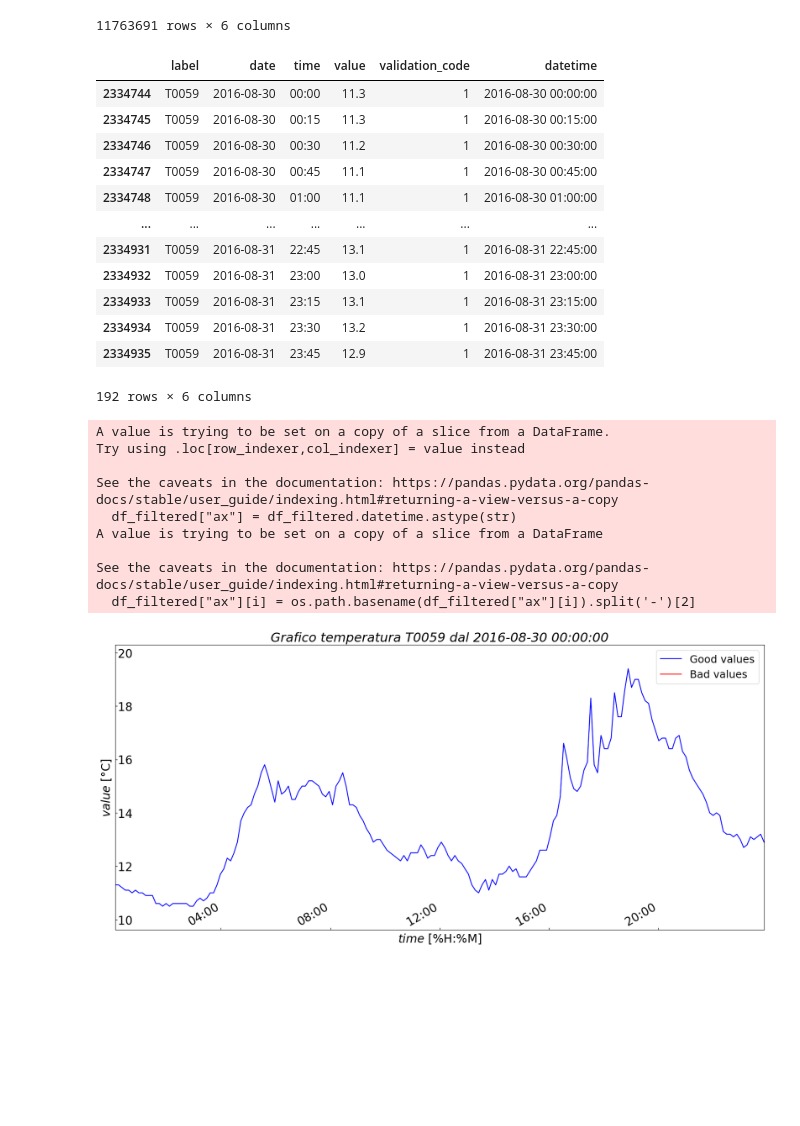
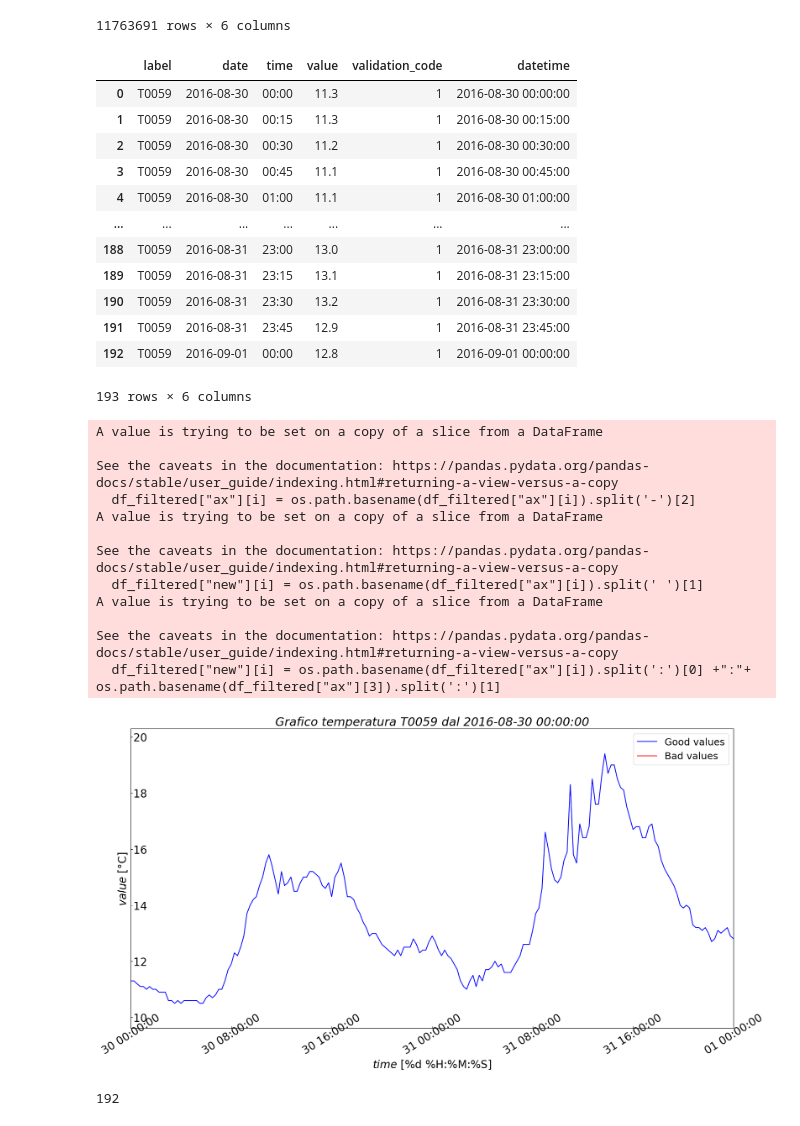
Before and after one commit to eliazonta/AI-Challenge-HIT-2022, a Jupyter notebook: python_code/notebooks/DataPlotter/document_plotter.ipynb, the cells around one changed output. Drawn from its saved outputs; the diff is of its cells as text; code cells hidden in the pictures; blank space fills up the shorter version.

Commit message:
Fixed axis bug
Fixed in document_plotter x axis not showing properly

```diff
--- a/python_code/notebooks/DataPlotter/document_plotter.ipynb
+++ b/python_code/notebooks/DataPlotter/document_plotter.ipynb
@@ -93,29 +93,32 @@ date_end = datetime.strptime(date_end, '%d/%m/%Y')
 
 df_filtered = df[(df['label'] == station_num) &
          (df['date'] >= date_start) &
-         (df['date'] <= date_end)]
+         (df['date'] <= date_end) ]
 
 
 # Create a dataframe of only that station in that day
 df_filtered = df[(df['label'] == station_num) &
          (df['date'] >= date_start) &
          (df['date'] <= date_end)]
+# Inserting the 00:00 value of the next day
+nextrow = df_filtered.index[0] + len(df_filtered.index)
+df_filtered = df_filtered.append(df.iloc[nextrow],ignore_index = True)
 
 df_filtered
 # %% [output]
 |  | label | date | time | value | validation_code | datetime |
-| 2334744 | T0059 | 2016-08-30 | 00:00 | 11.3 | 1 | 2016-08-30 00:00:00 |
-| 2334745 | T0059 | 2016-08-30 | 00:15 | 11.3 | 1 | 2016-08-30 00:15:00 |
-| 2334746 | T0059 | 2016-08-30 | 00:30 | 11.2 | 1 | 2016-08-30 00:30:00 |
-| 2334747 | T0059 | 2016-08-30 | 00:45 | 11.1 | 1 | 2016-08-30 00:45:00 |
-| 2334748 | T0059 | 2016-08-30 | 01:00 | 11.1 | 1 | 2016-08-30 01:00:00 |
+| 0 | T0059 | 2016-08-30 | 00:00 | 11.3 | 1 | 2016-08-30 00:00:00 |
+| 1 | T0059 | 2016-08-30 | 00:15 | 11.3 | 1 | 2016-08-30 00:15:00 |
+| 2 | T0059 | 2016-08-30 | 00:30 | 11.2 | 1 | 2016-08-30 00:30:00 |
+| 3 | T0059 | 2016-08-30 | 00:45 | 11.1 | 1 | 2016-08-30 00:45:00 |
+| 4 | T0059 | 2016-08-30 | 01:00 | 11.1 | 1 | 2016-08-30 01:00:00 |
 | ... | ... | ... | ... | ... | ... | ... |
-| 2334931 | T0059 | 2016-08-31 | 22:45 | 13.1 | 1 | 2016-08-31 22:45:00 |
-| 2334932 | T0059 | 2016-08-31 | 23:00 | 13.0 | 1 | 2016-08-31 23:00:00 |
-| 2334933 | T0059 | 2016-08-31 | 23:15 | 13.1 | 1 | 2016-08-31 23:15:00 |
-| 2334934 | T0059 | 2016-08-31 | 23:30 | 13.2 | 1 | 2016-08-31 23:30:00 |
-| 2334935 | T0059 | 2016-08-31 | 23:45 | 12.9 | 1 | 2016-08-31 23:45:00 |
+| 188 | T0059 | 2016-08-31 | 23:00 | 13.0 | 1 | 2016-08-31 23:00:00 |
+| 189 | T0059 | 2016-08-31 | 23:15 | 13.1 | 1 | 2016-08-31 23:15:00 |
+| 190 | T0059 | 2016-08-31 | 23:30 | 13.2 | 1 | 2016-08-31 23:30:00 |
+| 191 | T0059 | 2016-08-31 | 23:45 | 12.9 | 1 | 2016-08-31 23:45:00 |
+| 192 | T0059 | 2016-09-01 | 00:00 | 12.8 | 1 | 2016-09-01 00:00:00 |
-192 rows × 6 columns
+193 rows × 6 columns
 # %%
 # Split good and bad data into 2 samples
 y_signal = df_filtered.value
@@ -124,21 +127,26 @@ y_outliers = np.where(df_filtered["validation_code"] == 1, nan, df_filtered.valu
 # Define the x axis value
 x_range = range(len(df_filtered.time))
 df_filtered["ax"] = df_filtered.datetime.astype(str)
+df_filtered["new"] = df_filtered["ax"]
 
 for i in range(df_filtered.index[0], (df_filtered.index[0] + len(df_filtered.index))):
     df_filtered["ax"][i] = os.path.basename(df_filtered["ax"][i]).split('-')[2]
-
+    df_filtered["new"][i] = os.path.basename(df_filtered["ax"][i]).split(' ')[1]
+    df_filtered["new"][i] = os.path.basename(df_filtered["ax"][i]).split(':')[0] +":"+ os.path.basename(df_filtered["ax"][3]).split(':')[1]
 x_plot = np.array(df_filtered.ax)
 # %% [output]
-A value is trying to be set on a copy of a slice from a DataFrame.
-Try using .loc[row_indexer,col_indexer] = value instead
-
-See the caveats in the documentation: https://pandas.pydata.org/pandas-docs/stable/user_guide/indexing.html#returning-a-view-versus-a-copy
-  df_filtered["ax"] = df_filtered.datetime.astype(str)
 A value is trying to be set on a copy of a slice from a DataFrame
 
 See the caveats in the documentation: https://pandas.pydata.org/pandas-docs/stable/user_guide/indexing.html#returning-a-view-versus-a-copy
   df_filtered["ax"][i] = os.path.basename(df_filtered["ax"][i]).split('-')[2]
+A value is trying to be set on a copy of a slice from a DataFrame
+
+See the caveats in the documentation: https://pandas.pydata.org/pandas-docs/stable/user_guide/indexing.html#returning-a-view-versus-a-copy
+  df_filtered["new"][i] = os.path.basename(df_filtered["ax"][i]).split(' ')[1]
+A value is trying to be set on a copy of a slice from a DataFrame
+
+See the caveats in the documentation: https://pandas.pydata.org/pandas-docs/stable/user_guide/indexing.html#returning-a-view-versus-a-copy
+  df_filtered["new"][i] = os.path.basename(df_filtered["ax"][i]).split(':')[0] +":"+ os.path.basename(df_filtered["ax"][3]).split(':')[1]
 # %%
 import matplotlib.pyplot as plt
 import matplotlib.ticker as ticker
@@ -159,16 +167,15 @@ title_fontsize = 22 #@param {type:"integer"}
 label_fontsize = 20 #@param {type:"integer"}
 legend_size = 18 #@param {type:"integer"}
 axis_fontsize = 20 #@param {type:"integer"}
-label_xmargin = -50 #@param {type:"integer"}
+label_xmargin = -30 #@param {type:"integer"}
 label_ymargin = -30 #@param {type:"integer"}
-
+x_rotation_label = 32 #@param {type:"integer"}
 
 # Set unit
-x_unit = "%H:%M" #@param {type:"string"}
+x_unit = "%d %H:%M:%S" #@param {type:"string"}
 y_unit = "°C" #@param {type:"string"}
 
 # Set tick
-n_xinterval = 4  #@param {type:"integer"} in ore
 
 # Reshaping the plot
 f = plt.figure()
@@ -177,45 +184,36 @@ f.set_figheight(figure_height)
 
 # Create subplot
 ax = plt.subplot()
 
 # Set labels
 plt.title('Grafico '+ dataset_sensor +' ' +station_num + ' dal ' + str(date_start) ,fontsize = title_fontsize, style = 'italic')
 plt.xlabel('$\it{time}$' + ' [' + x_unit +']', fontsize = axis_fontsize) #se tutto in corsivo style = 'italic'
 plt.ylabel('$\it{value}$' + ' [' + y_unit +']', fontsize = axis_fontsize)
-ax.set_xticks(range(len(x_plot)))
 ax.tick_params(axis="y",direction="in",pad=label_ymargin)
-plt.xticks(fontsize=label_fontsize)
+plt.xticks(np.arange(0, df_filtered.shape[0], 32),fontsize=label_fontsize,rotation = x_rotation_label)
 plt.yticks(np.arange(0, ceil(max(y_signal))+2, 2),fontsize=label_fontsize)
 ax.tick_params(axis="x",direction="in",pad=label_xmargin)
-
-hours = mdates.HourLocator(interval = 193*n_xinterval)
-h_fmt = mdates.DateFormatter(x_unit)
-
-ax.xaxis.set_major_locator(hours)
-ax.xaxis.set_major_formatter(h_fmt)
-ax.xaxis.set_minor_locator(hours)
-ax.xaxis.set_major_locator(hours)
-
-#ax.yaxis.set_major_locator(ticker.LinearLocator(n_yticks))
-
-f.autofmt_xdate()
 
 # Plotting datas
 plt.plot(x_plot, y_signal, "-",ms=8,color="blue")
 plt.plot(x_plot, y_outliers, "-",ms=8,mew=5,color="red")
 
 # Making a legend
 ax.legend(['Good values', 'Bad values'], prop={'size': legend_size})
 
 plt.margins(x=x_margin, y=y_margin)
 
 #Saving as PDF
 my_file = selected_dataset + "_" + station_num + '.pdf'
 #savewk = '/content/drive/My Drive/10. Meteotrentino/ReportPlots' #Colab
 savewk = "" #local
 plt.savefig(os.path.join(savewk, my_file), bbox_inches='tight')
 
 # Visualize
 plt.show()
 # %% [output]
-[figure, old version]
+[figure, new version]
+# %%
+df_filtered.shape[0]
+# %% [output]
+192
```
Also changed, not shown: parts of 3 cells of this notebook.
